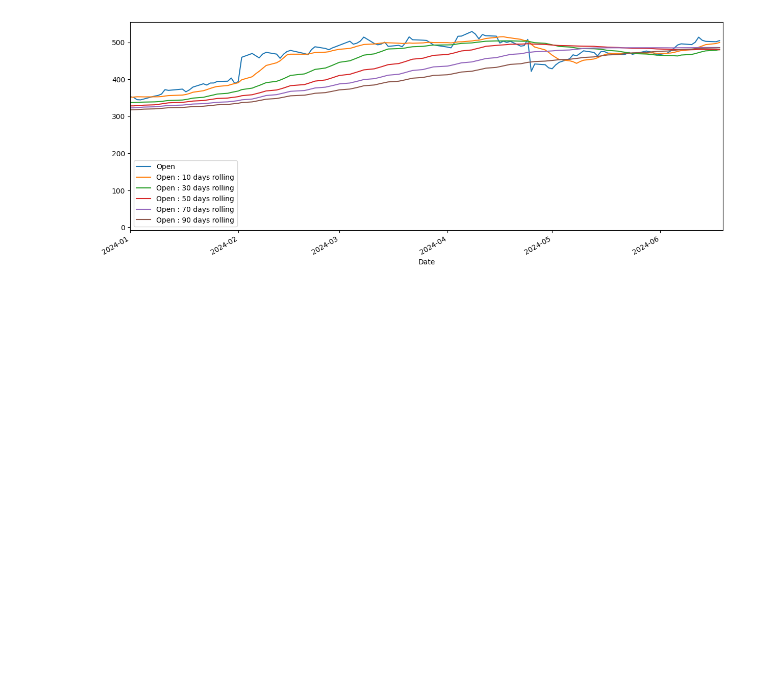
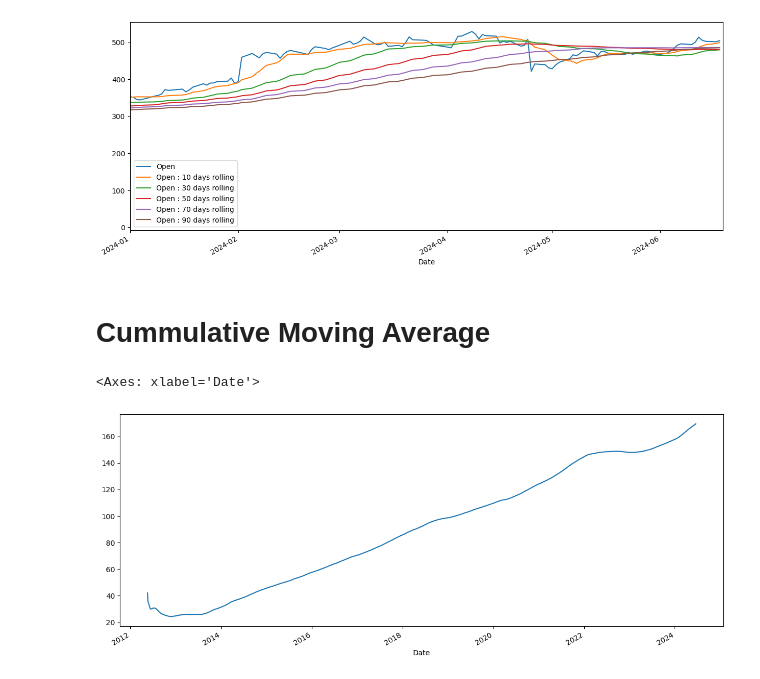
Before and after one commit to Madushani-Weerasekara/TimeSeriesData-Analysis, a Jupyter notebook: TimeSeriesDataAnalysis1.ipynb, the cells around one changed output. Saved outputs shown, nothing was run; the diff lists cells and outputs as text; code cells hidden in the pictures; blank space fills up the shorter version.

Commit message:
Cummulative Moving Average

```diff
--- a/TimeSeriesDataAnalysis1.ipynb
+++ b/TimeSeriesDataAnalysis1.ipynb
@@ -70,3 +70,11 @@ df_fb[['Open', 'Open : 10 days rolling', 'Open : 30 days rolling', 'Open : 50 da
 # %% [output]
 <Axes: xlabel='Date'>
 [figure]
+# %% [markdown]
+# Cummulative Moving Average
+# %%
+# Expanding
+df_fb['Open'].expanding().mean().plot(figsize=(15,6))
+# %% [output]
+<Axes: xlabel='Date'>
+[figure, added]
```
